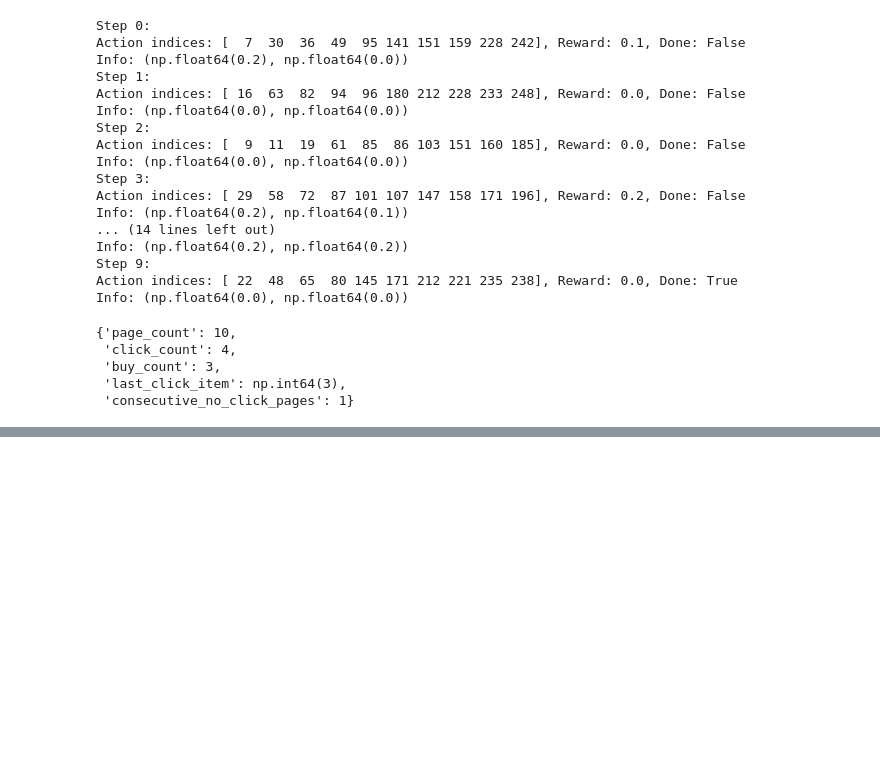
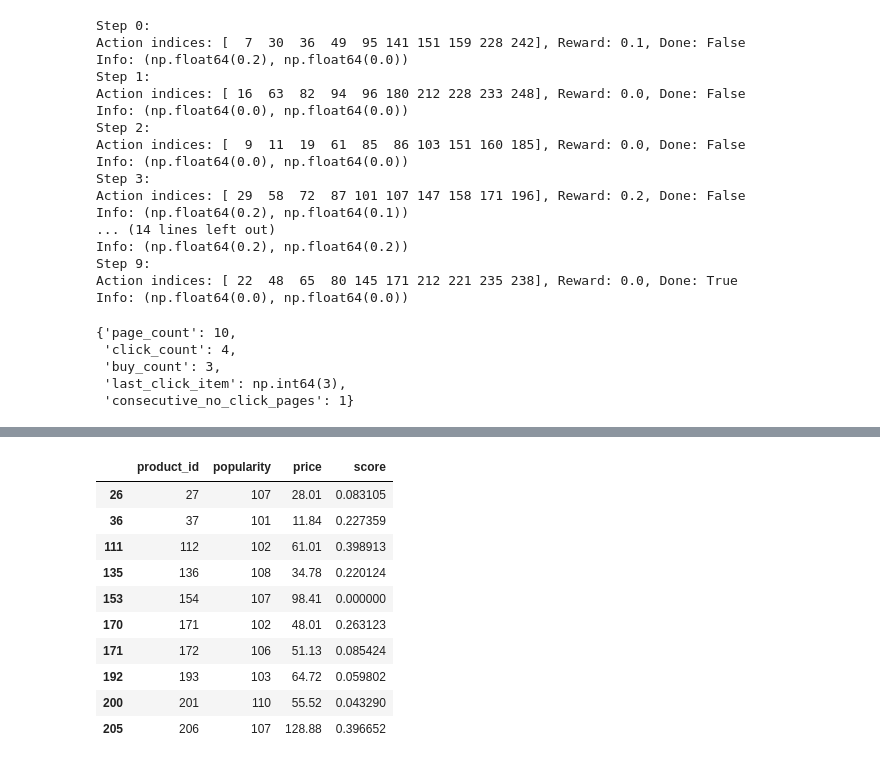
Before and after one commit to ernestknurov/simshop, a Jupyter notebook: notebooks/exploration.ipynb, the cells around one changed output, grey strips where cells are left out. Saved outputs shown, nothing was run; the diff lists cells and outputs as text; code cells hidden in the pictures; blank space fills up the shorter version.

```diff
--- a/notebooks/exploration.ipynb
+++ b/notebooks/exploration.ipynb
@@ -172,0 +278,14 @@ state['history']
+# %%
+combined_df
+# %% [output]
+|  | product_id | popularity | price | score |
+| 26 | 27 | 107 | 28.01 | 0.083105 |
+| 36 | 37 | 101 | 11.84 | 0.227359 |
+| 111 | 112 | 102 | 61.01 | 0.398913 |
+| 135 | 136 | 108 | 34.78 | 0.220124 |
+| 153 | 154 | 107 | 98.41 | 0.000000 |
+| 170 | 171 | 102 | 48.01 | 0.263123 |
+| 171 | 172 | 106 | 51.13 | 0.085424 |
+| 192 | 193 | 103 | 64.72 | 0.059802 |
+| 200 | 201 | 110 | 55.52 | 0.043290 |
+| 205 | 206 | 107 | 128.88 | 0.396652 |
```
Also changed, not shown: parts of 8 cells of this notebook, 2 other files.
